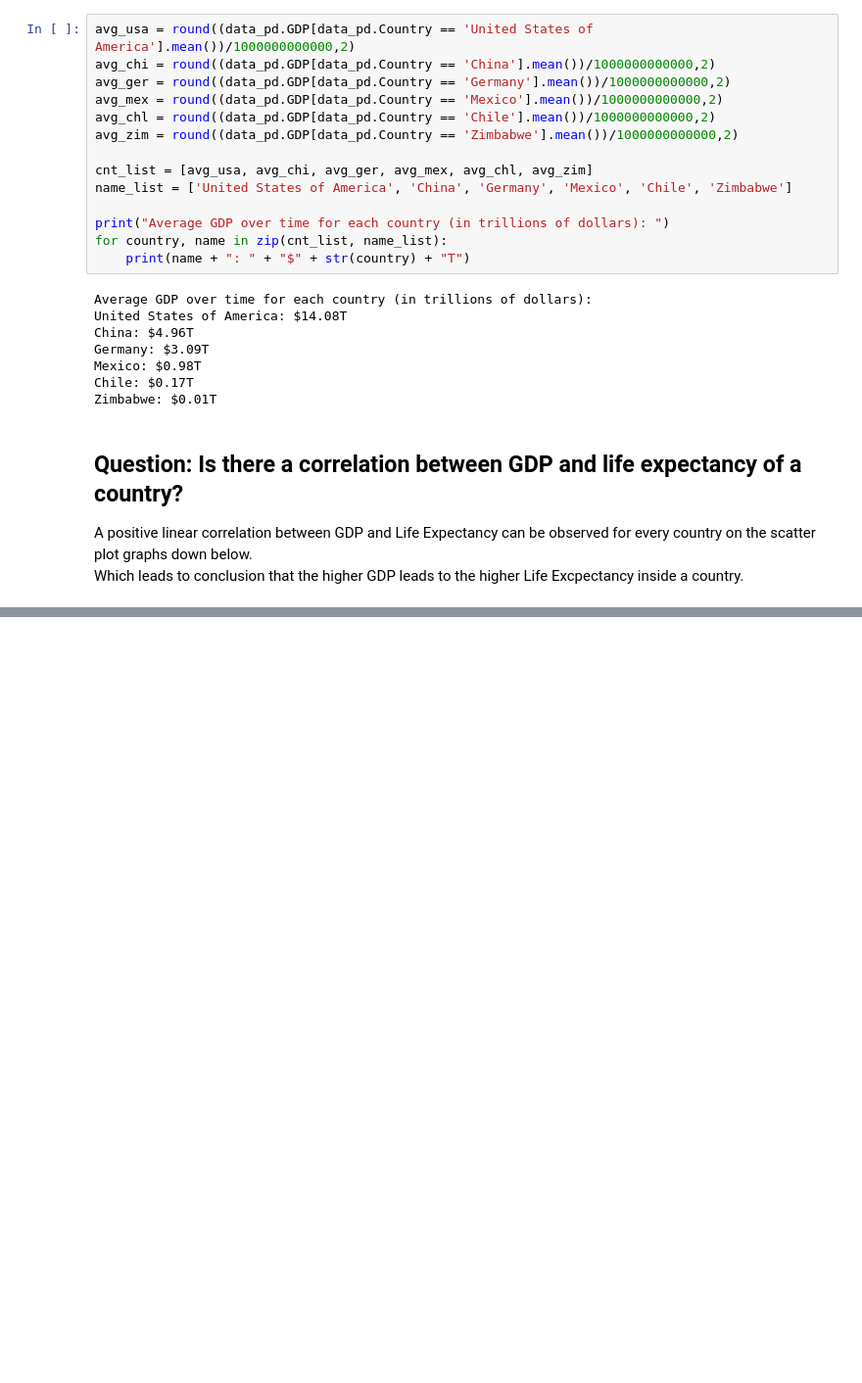
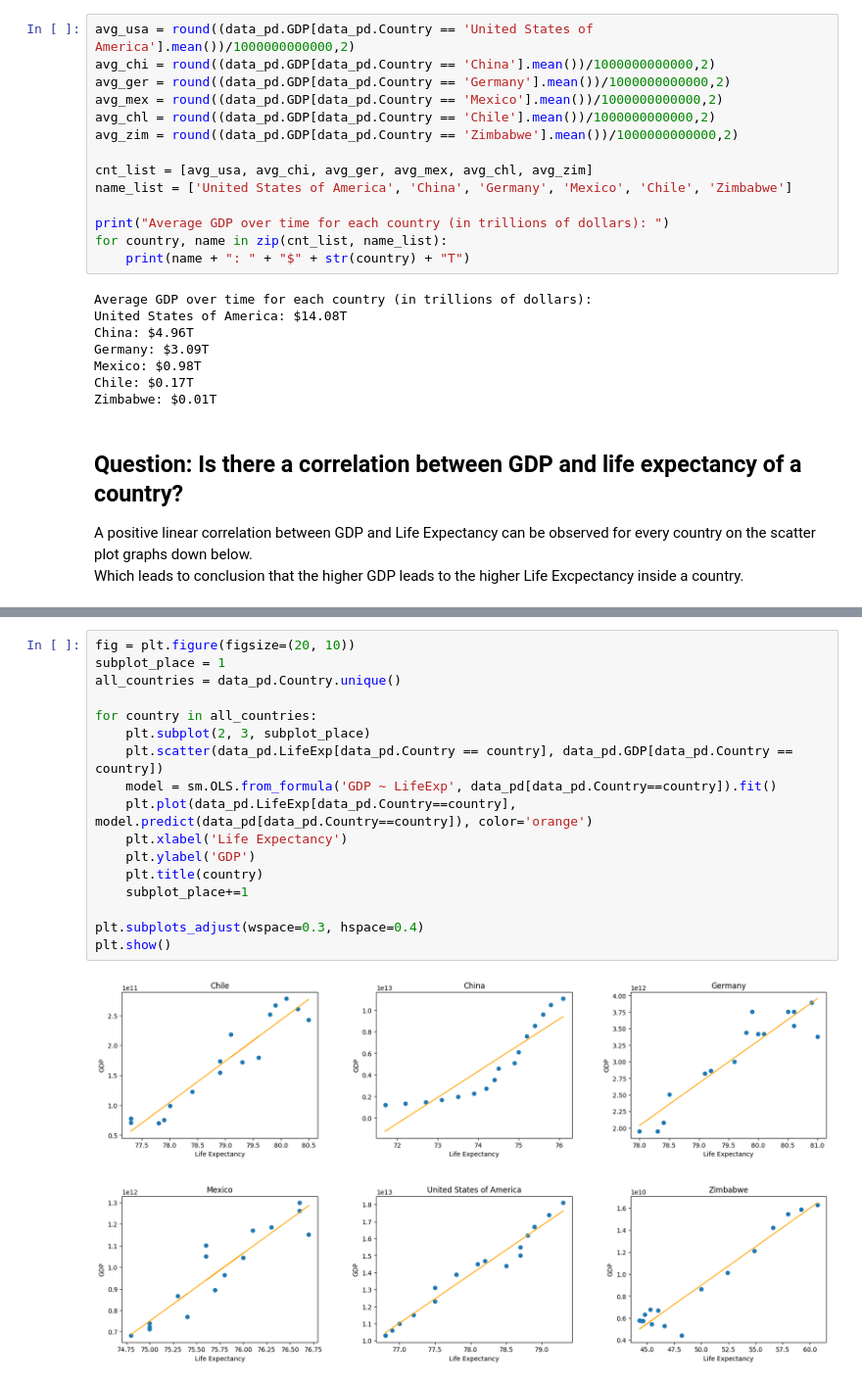
Before and after one commit to codanilo/GDP-and-Life-Expectancy-data-visualization-project, a Jupyter notebook: life_expectancy_gdp.ipynb, the cells around one changed output, grey strips where cells are left out. Shown: that part at 98% size. Saved outputs shown, nothing was run; the diff lists cells and outputs as text; blank space fills up the shorter version.

Commit message:
Scatter plot update

```diff
--- a/life_expectancy_gdp.ipynb
+++ b/life_expectancy_gdp.ipynb
@@ -317,0 +263,19 @@ plt.show()
+# %%
+fig = plt.figure(figsize=(20, 10))
+subplot_place = 1
+all_countries = data_pd.Country.unique()
+
+for country in all_countries:
+    plt.subplot(2, 3, subplot_place)
+    plt.scatter(data_pd.LifeExp[data_pd.Country == country], data_pd.GDP[data_pd.Country == country])
+    model = sm.OLS.from_formula('GDP ~ LifeExp', data_pd[data_pd.Country==country]).fit()
+    plt.plot(data_pd.LifeExp[data_pd.Country==country], model.predict(data_pd[data_pd.Country==country]), color='orange')
+    plt.xlabel('Life Expectancy')
+    plt.ylabel('GDP')
+    plt.title(country)
+    subplot_place+=1
+
+plt.subplots_adjust(wspace=0.3, hspace=0.4)
+plt.show()
+# %% [output]
+[figure, added]
```
Also changed, not shown: parts of 1 cell of this notebook.
